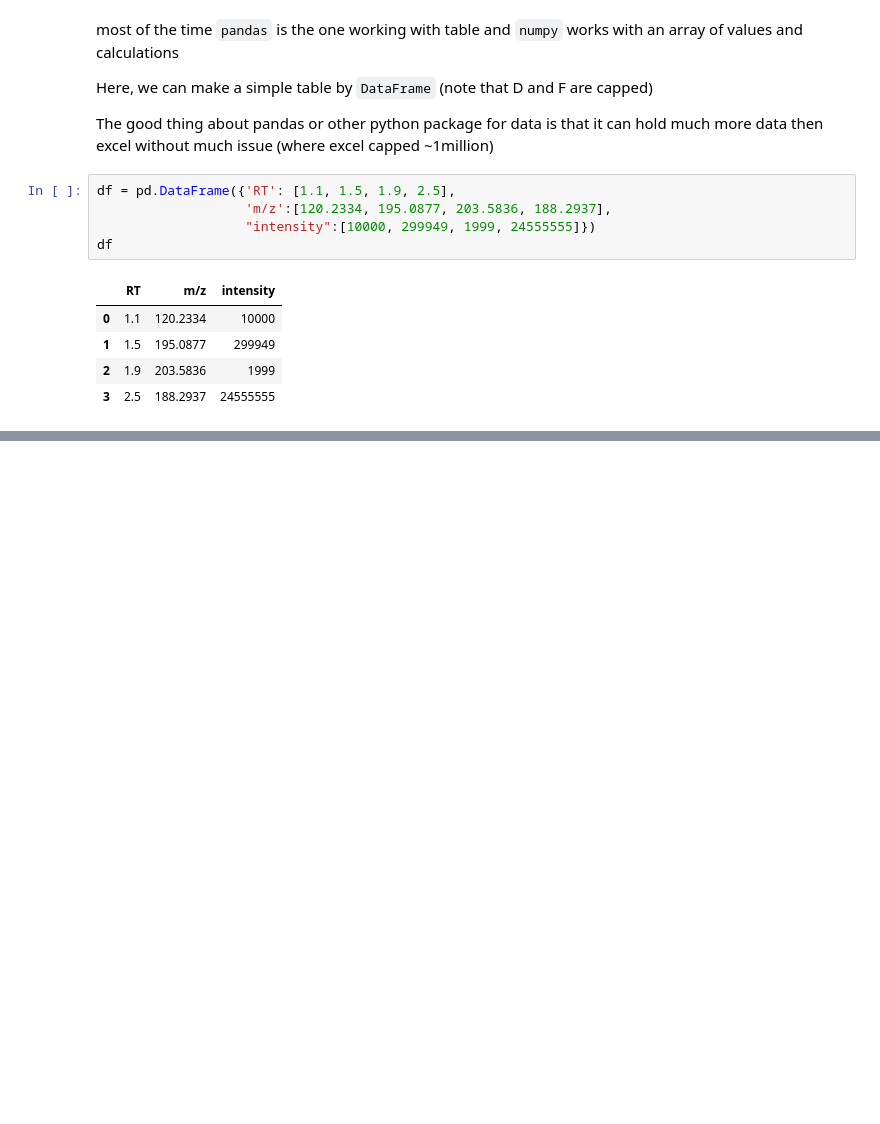
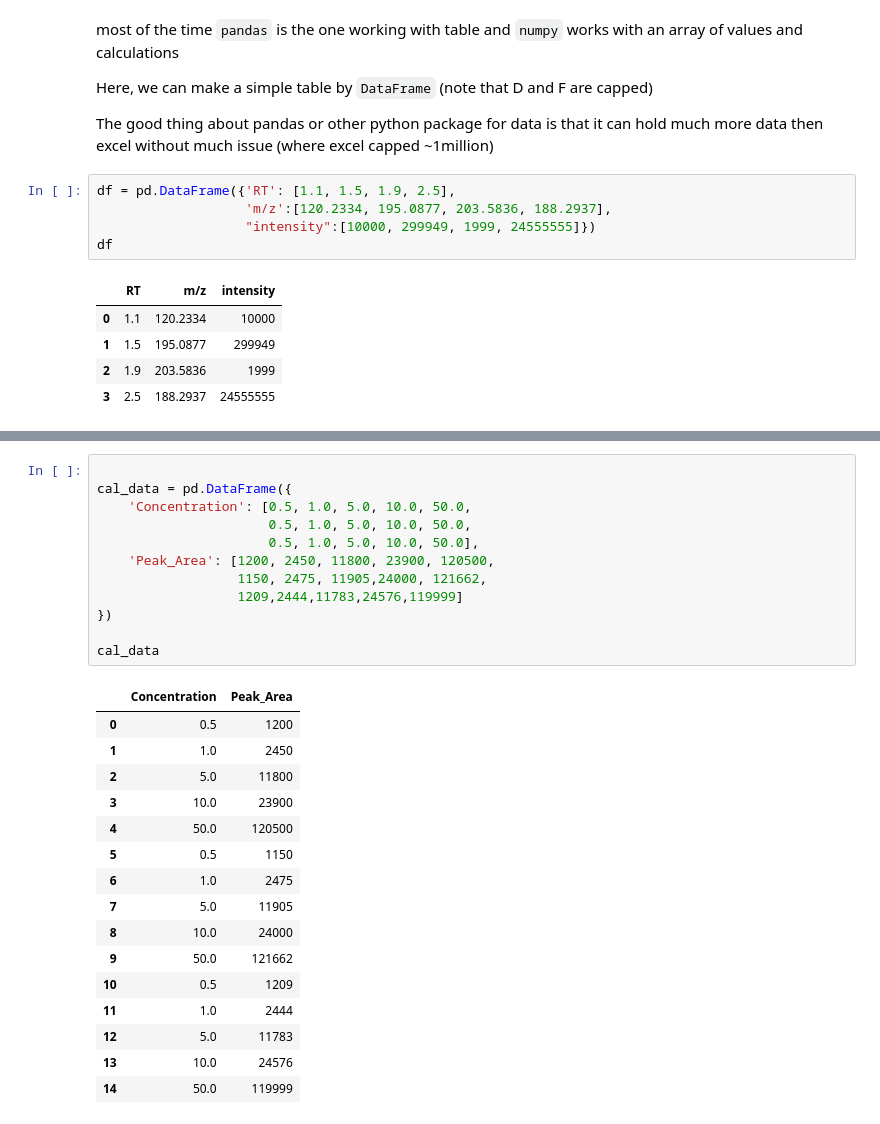
Before and after one commit to WenWaynecheng/Intro_to_data_analysis_for_ZhaoGroup_UofA, a Jupyter notebook: Python/01_intro_to_python.ipynb, the cells around one changed output, grey strips where cells are left out. Saved outputs shown, nothing was run; the diff lists cells and outputs as text; blank space fills up the shorter version.

```diff
--- a/Python/01_intro_to_python.ipynb
+++ b/Python/01_intro_to_python.ipynb
@@ -106,0 +141,29 @@ file_path = os.path.join(current_path, "Sample data", "tube_furnace_positive_mod
+# %%
+
+cal_data = pd.DataFrame({
+    'Concentration': [0.5, 1.0, 5.0, 10.0, 50.0,
+                      0.5, 1.0, 5.0, 10.0, 50.0,
+                      0.5, 1.0, 5.0, 10.0, 50.0],
+    'Peak_Area': [1200, 2450, 11800, 23900, 120500,
+                  1150, 2475, 11905,24000, 121662,
+                  1209,2444,11783,24576,119999]
+})
+
+cal_data
+# %% [output]
+|  | Concentration | Peak_Area |
+| 0 | 0.5 | 1200 |
+| 1 | 1.0 | 2450 |
+| 2 | 5.0 | 11800 |
+| 3 | 10.0 | 23900 |
+| 4 | 50.0 | 120500 |
+| 5 | 0.5 | 1150 |
+| 6 | 1.0 | 2475 |
+| 7 | 5.0 | 11905 |
+| 8 | 10.0 | 24000 |
+| 9 | 50.0 | 121662 |
+| 10 | 0.5 | 1209 |
+| 11 | 1.0 | 2444 |
+| 12 | 5.0 | 11783 |
+| 13 | 10.0 | 24576 |
+| 14 | 50.0 | 119999 |
```
Also changed, not shown: parts of 14 cells of this notebook, 1 other file.
